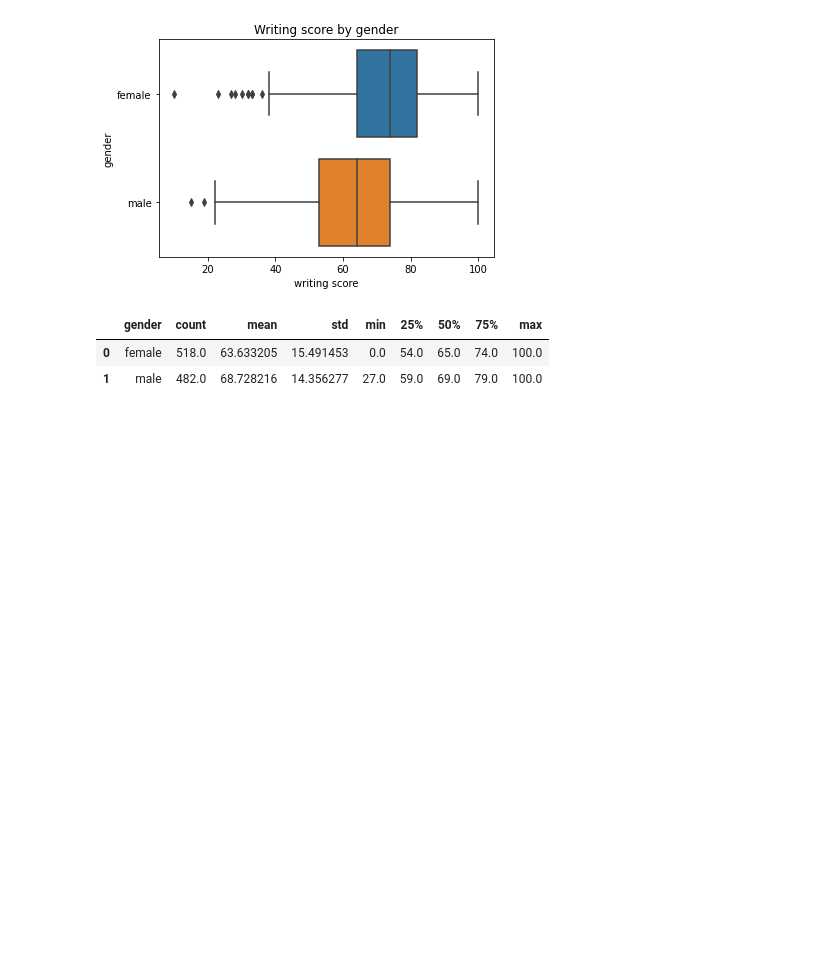
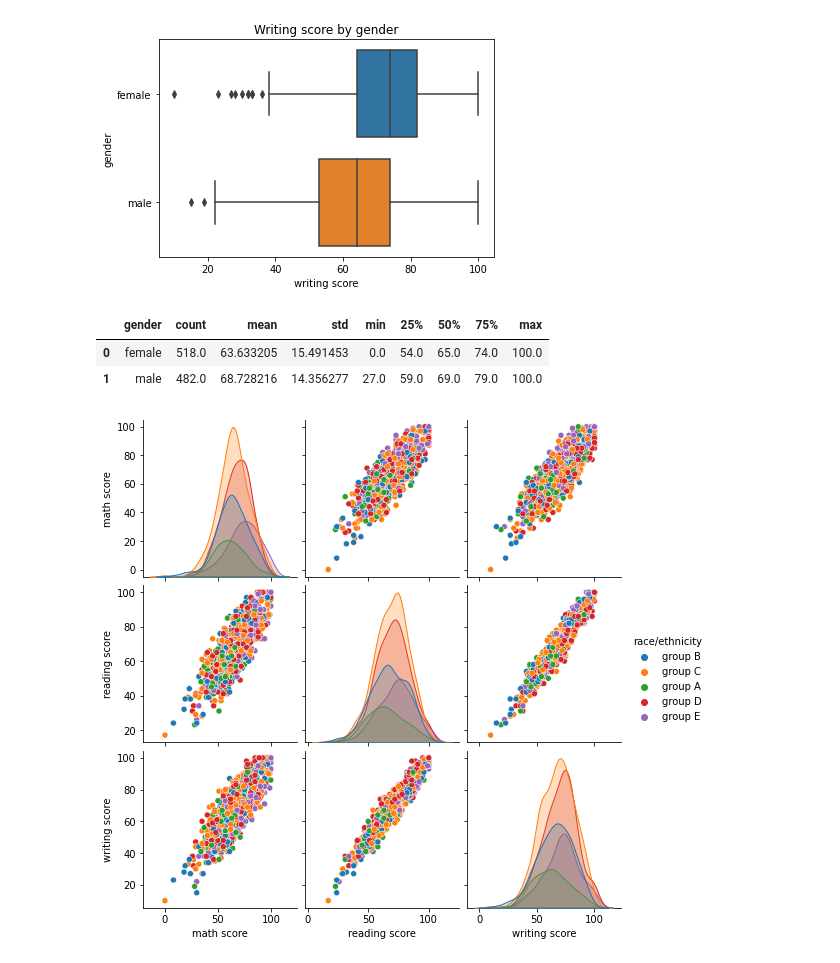
Before and after one commit to Lucas-procopio/Analysis_Cases, a Jupyter notebook: 02_Case_Education.ipynb, the cells around one changed output. Cells and saved outputs as stored; diff of their text form; code cells hidden in the pictures; blank space fills up the shorter version.

```diff
--- a/02_Case_Education.ipynb
+++ b/02_Case_Education.ipynb
@@ -154,3 +154,7 @@ data_set.groupby(by=['gender']).describe()['math score'].reset_index()
 |  | gender | count | mean | std | min | 25% | 50% | 75% | max |
 | 0 | female | 518.0 | 63.633205 | 15.491453 | 0.0 | 54.0 | 65.0 | 74.0 | 100.0 |
 | 1 | male | 482.0 | 68.728216 | 14.356277 | 27.0 | 59.0 | 69.0 | 79.0 | 100.0 |
+# %%
+sns.pairplot(data_set, hue='race/ethnicity');
+# %% [output]
+[figure, added]
```
Also changed, not shown: parts of 6 cells of this notebook.
